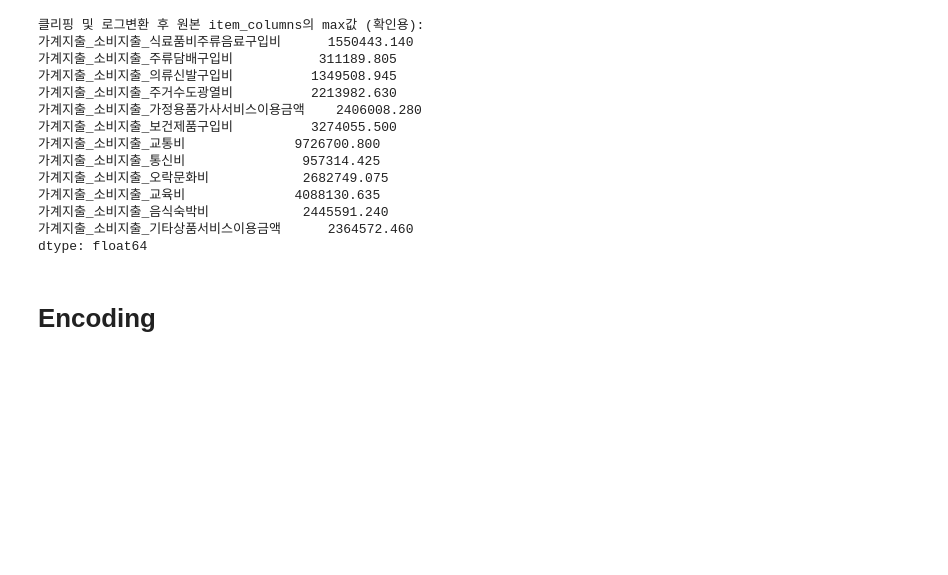
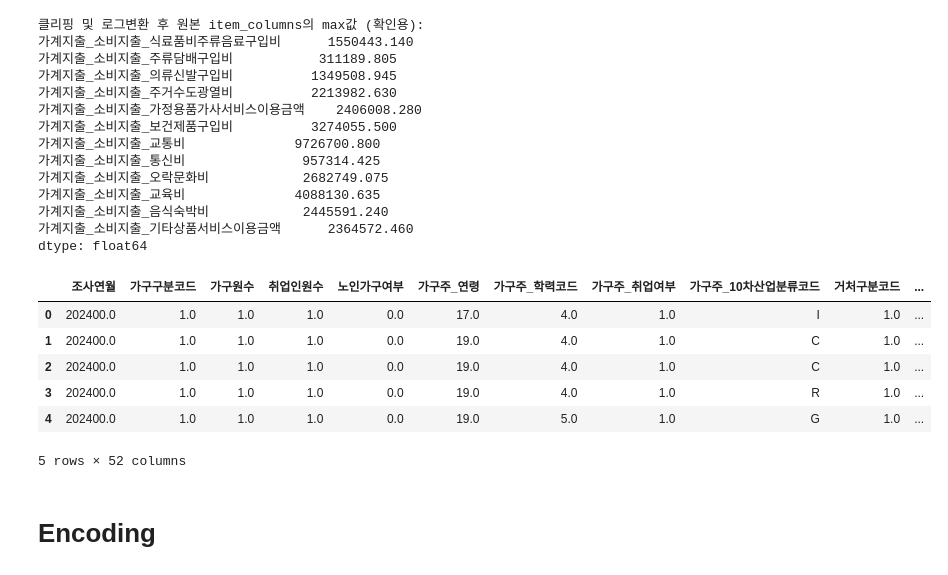
Before and after one commit to turtle-jaewoo/DS_TermProject, a Jupyter notebook: DS_TermProject.ipynb, the cells around one changed output. Drawn from its saved outputs; the diff is of its cells as text; code cells hidden in the pictures; blank space fills up the shorter version.

```diff
--- a/DS_TermProject.ipynb
+++ b/DS_TermProject.ipynb
@@ -494,15 +494,23 @@ dtype: float64
 # %%
 # Feature creation
 # 가구원수가 다르면 소비 금액이 달라지는 게 당연하므로, 소비 품목 / 소비지출로 비율 구해서 새로운 열로 추가.
 # 총 소비지출금액
 total_column = '가계지출_소비지출금액'
 
 # 각 항목의 비율 계산
 for col in item_columns:
     ratio_col = col + '_비율'
     df_full[ratio_col] = df_full[col] / (df_full[total_column] + 1e-5)  # 0 나누기 방지용 작은 수 추가
 
-df_full.to_csv('ratio.csv')
+df_full.head()
+# %% [output]
+|  | 조사연월 | 가구구분코드 | 가구원수 | 취업인원수 | 노인가구여부 | 가구주_연령 | 가구주_학력코드 | 가구주_취업여부 | 가구주_10차산업분류코드 | 거처구분코드 | ... |
+| 0 | 202400.0 | 1.0 | 1.0 | 1.0 | 0.0 | 17.0 | 4.0 | 1.0 | I | 1.0 | ... |
+| 1 | 202400.0 | 1.0 | 1.0 | 1.0 | 0.0 | 19.0 | 4.0 | 1.0 | C | 1.0 | ... |
+| 2 | 202400.0 | 1.0 | 1.0 | 1.0 | 0.0 | 19.0 | 4.0 | 1.0 | C | 1.0 | ... |
+| 3 | 202400.0 | 1.0 | 1.0 | 1.0 | 0.0 | 19.0 | 4.0 | 1.0 | R | 1.0 | ... |
+| 4 | 202400.0 | 1.0 | 1.0 | 1.0 | 0.0 | 19.0 | 5.0 | 1.0 | G | 1.0 | ... |
+5 rows × 52 columns
 # %% [markdown]
 # Encoding
 # %%
```
Also changed, not shown: parts of 6 cells of this notebook.
